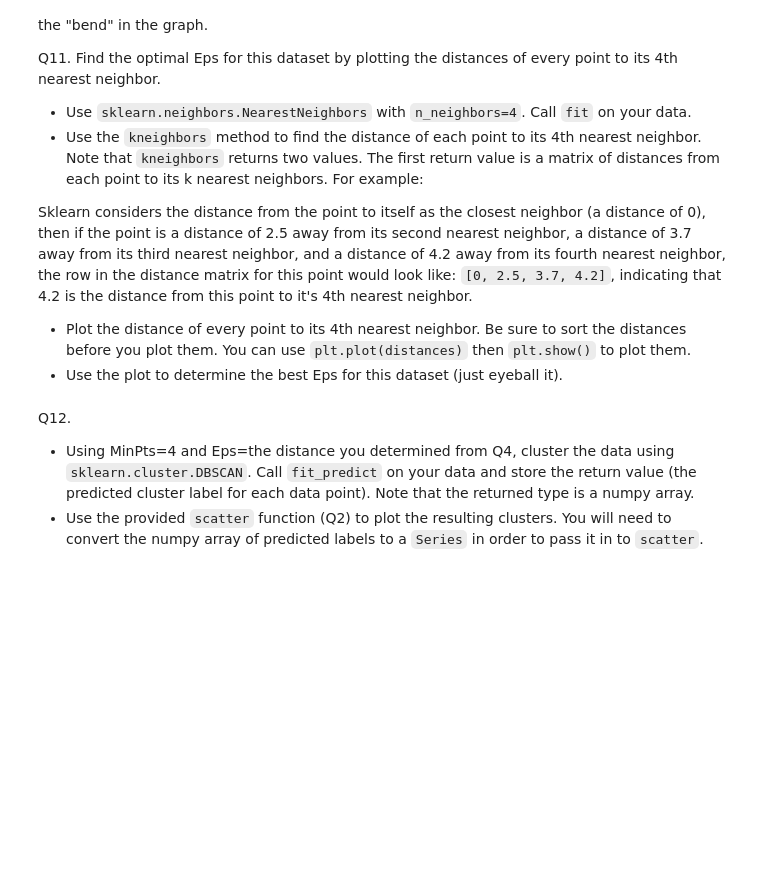
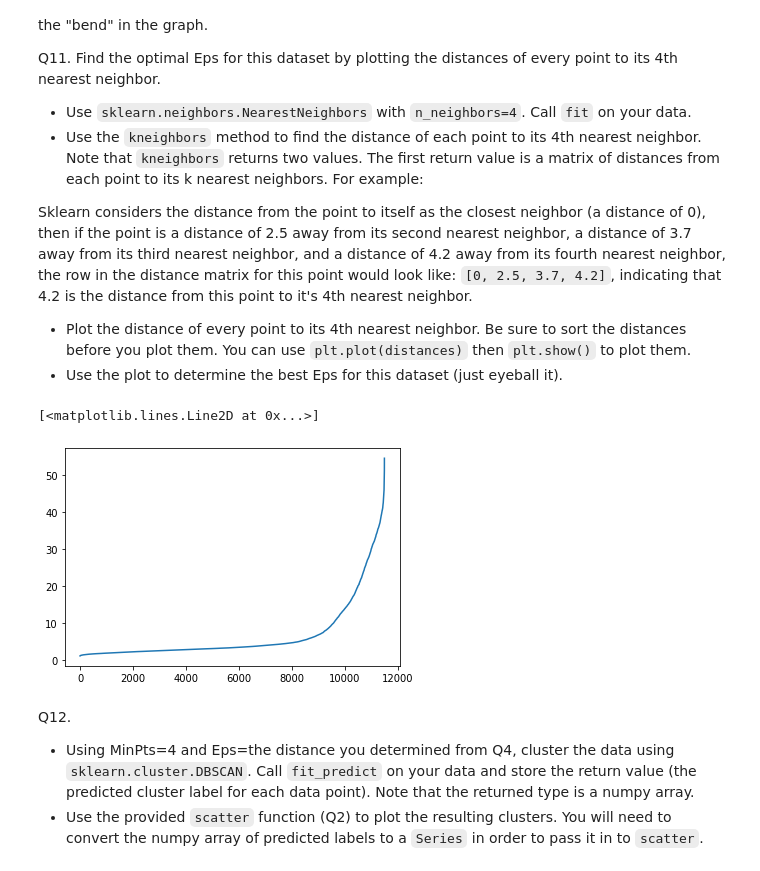
Before and after one commit to Tushar1729-k/clustering, a Jupyter notebook: HW4_Clustering.ipynb, the cells around one changed output. Drawn from its saved outputs; the diff is of its cells as text; code cells hidden in the pictures; blank space fills up the shorter version.

```diff
--- a/HW4_Clustering.ipynb
+++ b/HW4_Clustering.ipynb
@@ -402,3 +385,15 @@ Sklearn considers the distance from the point to itself as the closest neighbor
+# %%
+# your code goes here
+from sklearn.neighbors import NearestNeighbors
+neigh = NearestNeighbors(n_neighbors=4)
+neigh.fit(data)
+neigh_list = neigh.kneighbors()
+fourth_dist = neigh_list[0][:,3]
+fourth_dist.sort()
+plt.plot(fourth_dist)
+# %% [output]
+[<matplotlib.lines.Line2D at 0x...>]
+[figure, added]
 # %% [markdown]
 Q12.
 * Using MinPts=4 and Eps=the distance you determined from Q4, cluster the data using `sklearn.cluster.DBSCAN`. Call `fit_predict` on your data and store the return value (the predicted cluster label for each data point). Note that the returned type is a numpy array.
```
Also changed, not shown: parts of 9 cells of this notebook.
